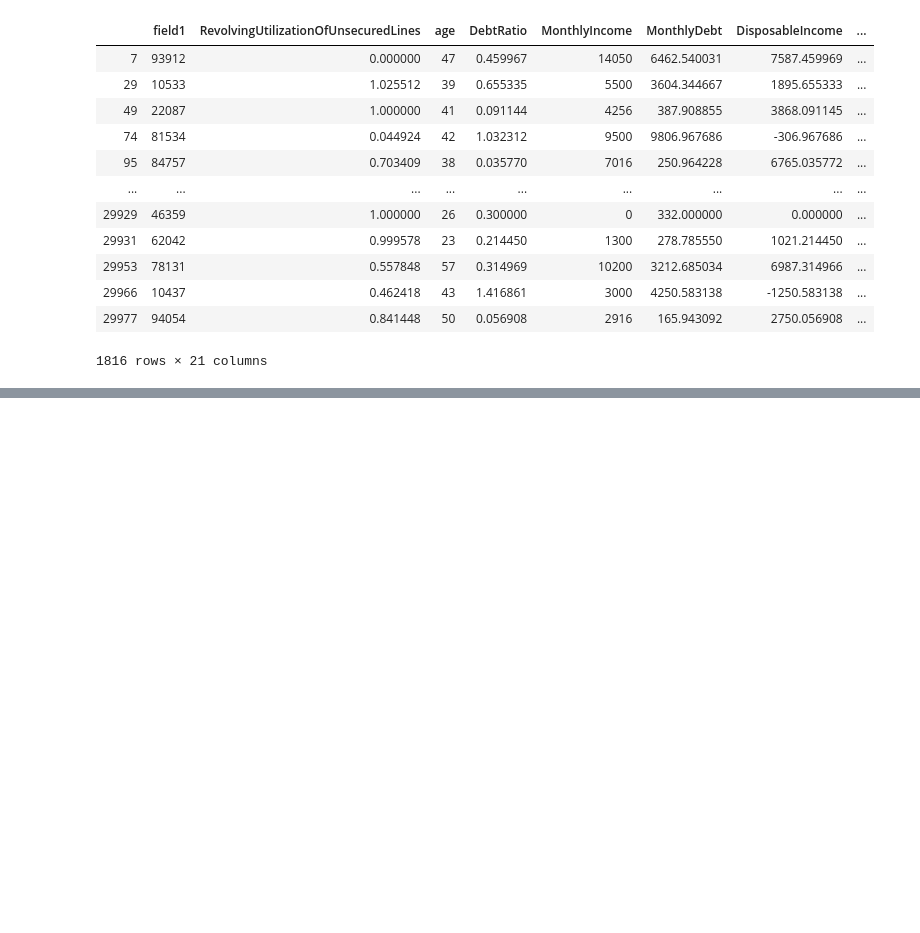
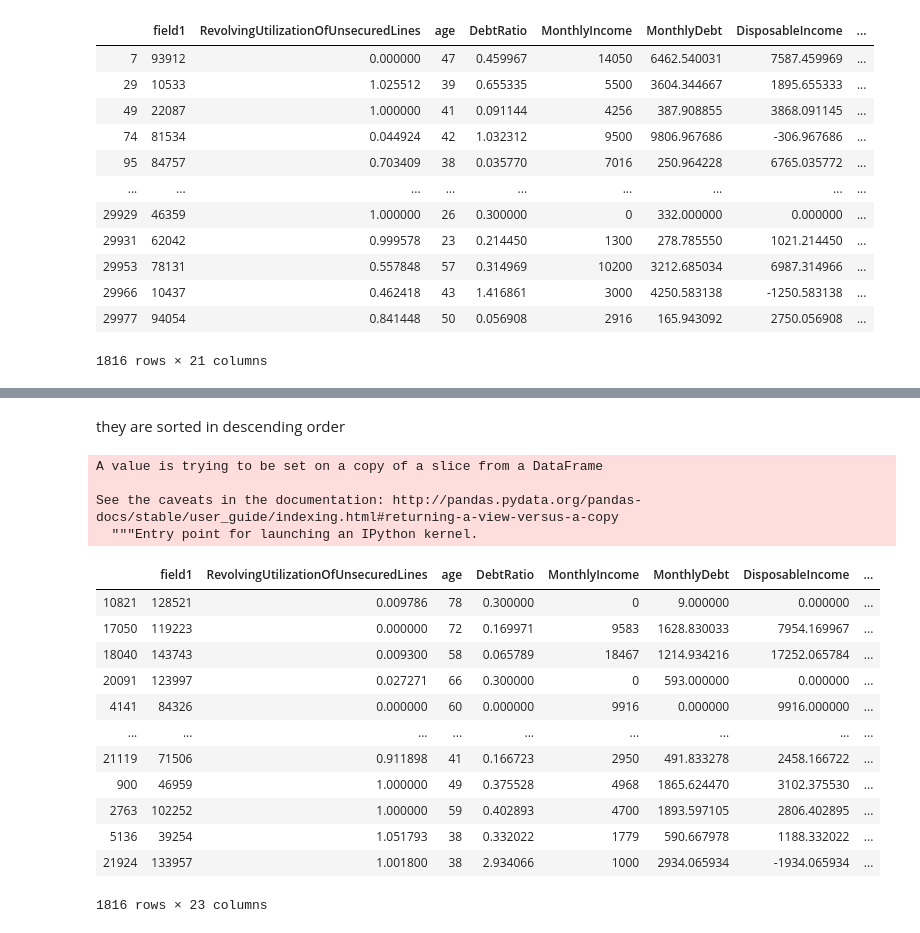
Before and after one commit to Simplon-IA-Bdx-1/give-me-some-credit-Malaika-p, a Jupyter notebook: evaluation_bigml_give_me_credit2.ipynb, the cells around one changed output, grey strips where cells are left out. Cells and saved outputs as stored; diff of their text form; code cells hidden in the pictures; blank space fills up the shorter version.

```diff
--- a/evaluation_bigml_give_me_credit2.ipynb
+++ b/evaluation_bigml_give_me_credit2.ipynb
@@ -434,0 +461,3 @@ df_error
+# %%
+df_error.insert(21,"Probability",0)
+df_error.head(10)
@@ -434,0 +481,12 @@ df_error
+# %%
+def add_proba(row):
+
+    if row['Error'] == "FP":
+        row['Probability'] = row['1 probability']
+    else:
+        row['Probability'] = row['0 probability']
+
+    return row['Probability']
+# %%
+df_error['Probability'] = df_error.apply(add_proba, axis=1)
+df_error
@@ -434,0 +522,23 @@ df_error
+# %% [markdown]
+they are sorted in descending order
+# %%
+df_error.sort_values(by = 'Probability', ascending=False, inplace=True)
+df_error
+# %% [output]
+A value is trying to be set on a copy of a slice from a DataFrame
+
+See the caveats in the documentation: http://pandas.pydata.org/pandas-docs/stable/user_guide/indexing.html#returning-a-view-versus-a-copy
+  """Entry point for launching an IPython kernel.
+|  | field1 | RevolvingUtilizationOfUnsecuredLines | age | DebtRatio | MonthlyIncome | MonthlyDebt | DisposableIncome | ... |
+| 10821 | 128521 | 0.009786 | 78 | 0.300000 | 0 | 9.000000 | 0.000000 | ... |
+| 17050 | 119223 | 0.000000 | 72 | 0.169971 | 9583 | 1628.830033 | 7954.169967 | ... |
+| 18040 | 143743 | 0.009300 | 58 | 0.065789 | 18467 | 1214.934216 | 17252.065784 | ... |
+| 20091 | 123997 | 0.027271 | 66 | 0.300000 | 0 | 593.000000 | 0.000000 | ... |
+| 4141 | 84326 | 0.000000 | 60 | 0.000000 | 9916 | 0.000000 | 9916.000000 | ... |
+| ... | ... | ... | ... | ... | ... | ... | ... | ... |
+| 21119 | 71506 | 0.911898 | 41 | 0.166723 | 2950 | 491.833278 | 2458.166722 | ... |
+| 900 | 46959 | 1.000000 | 49 | 0.375528 | 4968 | 1865.624470 | 3102.375530 | ... |
+| 2763 | 102252 | 1.000000 | 59 | 0.402893 | 4700 | 1893.597105 | 2806.402895 | ... |
+| 5136 | 39254 | 1.051793 | 38 | 0.332022 | 1779 | 590.667978 | 1188.332022 | ... |
+| 21924 | 133957 | 1.001800 | 38 | 2.934066 | 1000 | 2934.065934 | -1934.065934 | ... |
+1816 rows × 23 columns
```
Also changed, not shown: parts of 33 cells of this notebook.
